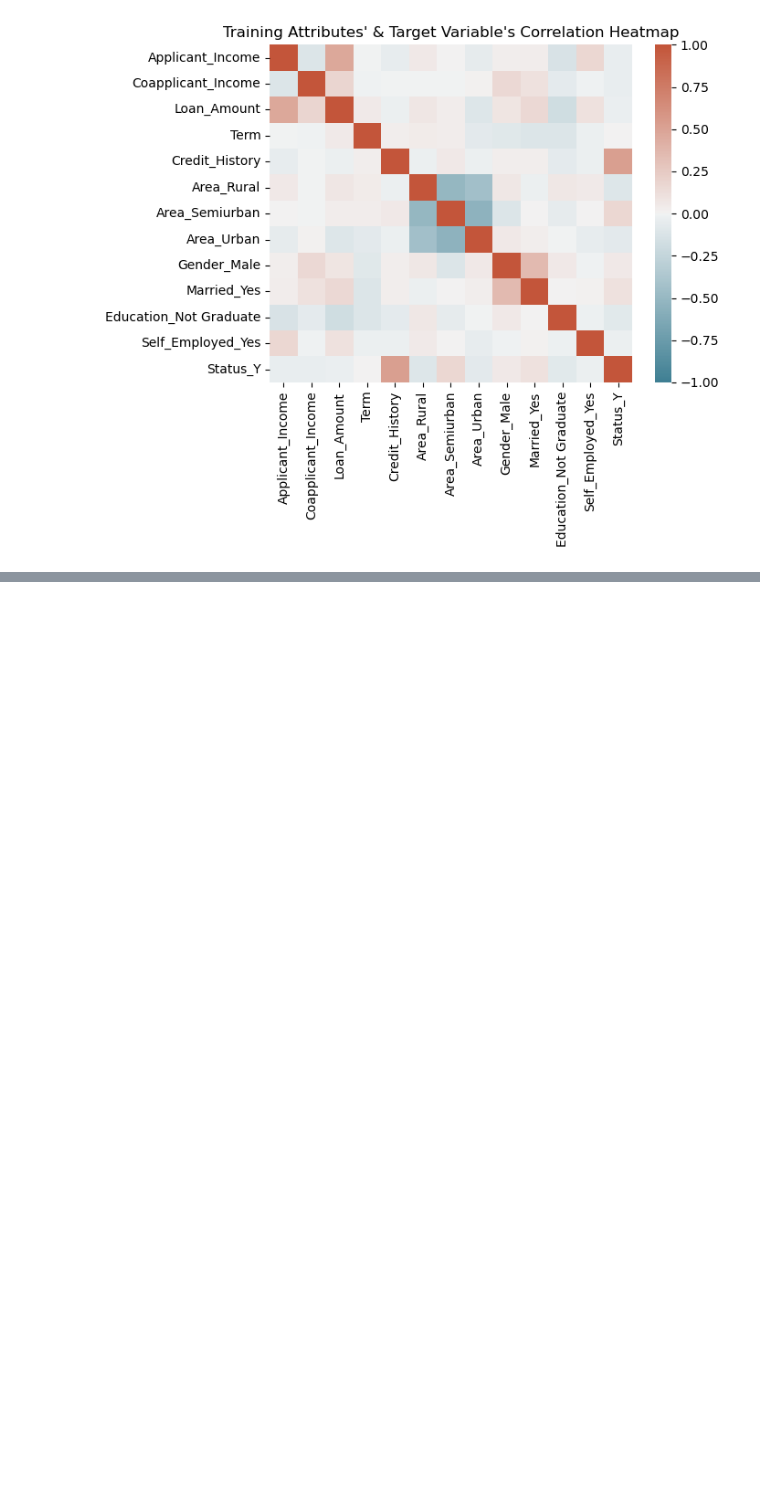
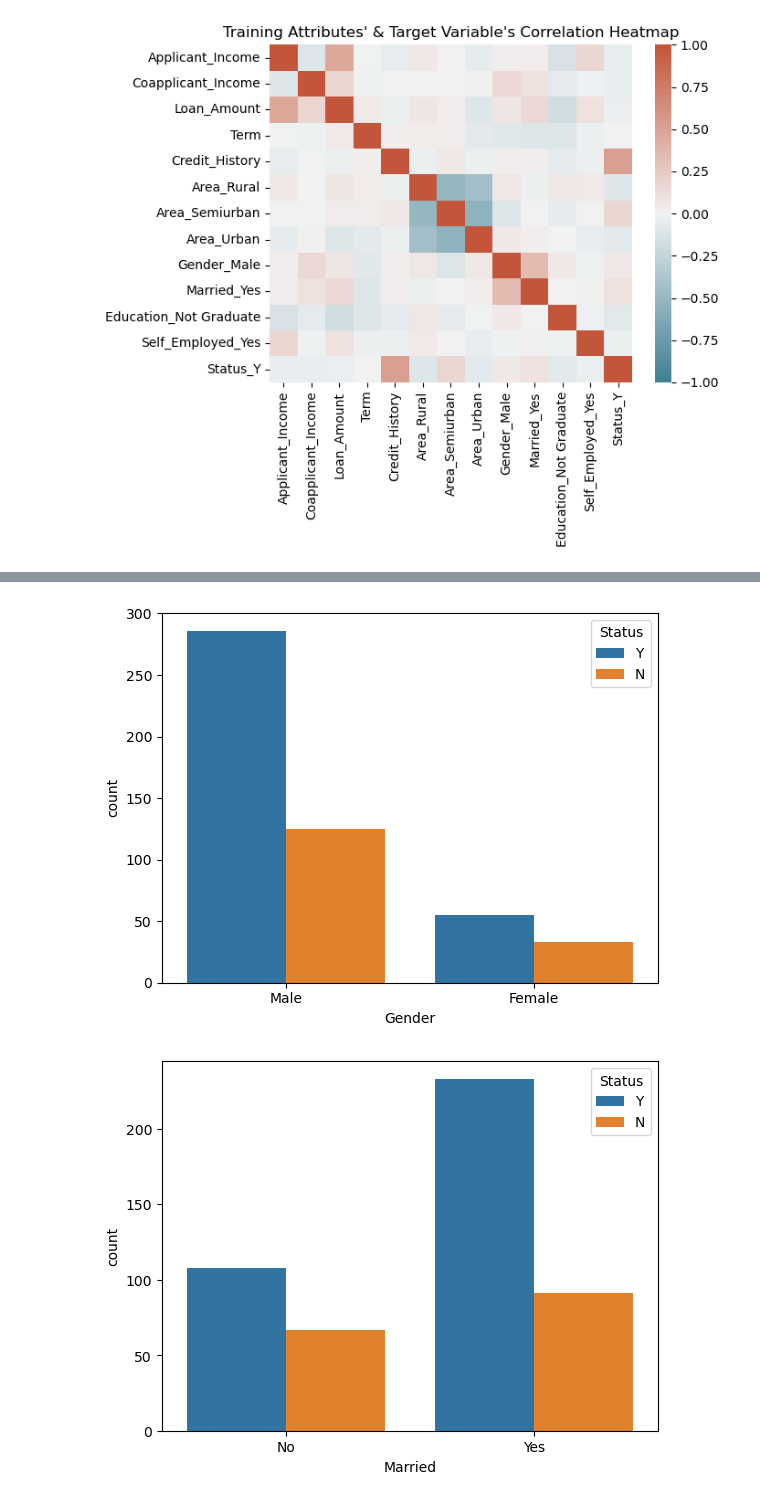
Before and after one commit to shailja-somani-0/ADS-502-loan-approval-pred, a Jupyter notebook: Loan_Pred_Proj.ipynb, the cells around one changed output, grey strips where cells are left out. Saved outputs shown, nothing was run; the diff lists cells and outputs as text; code cells hidden in the pictures; blank space fills up the shorter version.

```diff
--- a/Loan_Pred_Proj.ipynb
+++ b/Loan_Pred_Proj.ipynb
@@ -102,0 +147,10 @@ plt.show()
+# %%
+numeric = []
+for i in loan_df.columns:
+    if loan_df[i].dtypes =='O':
+        sns.countplot(loan_df, x=i, hue='Status')
+        plt.show()
+        #else: numeric.append(i)
+# %% [output]
+[figure, added]
+[figure, added]
```
Also changed, not shown: parts of 52 cells of this notebook.
